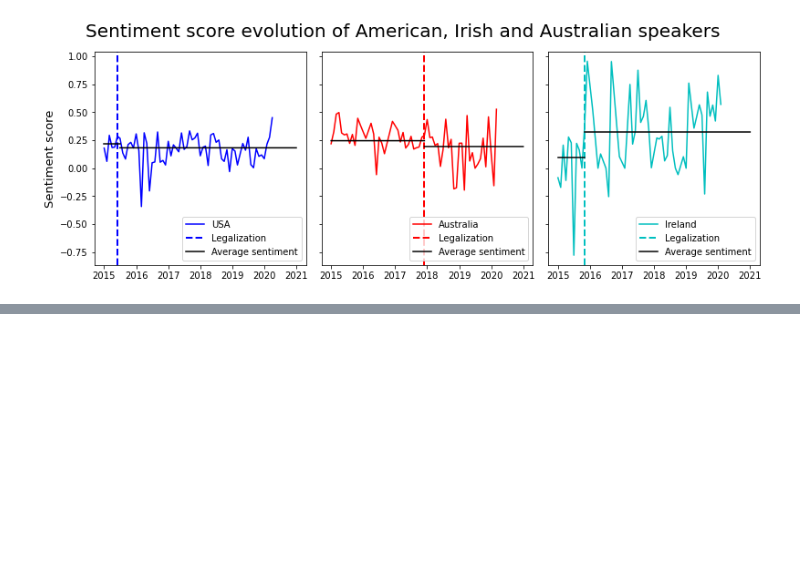
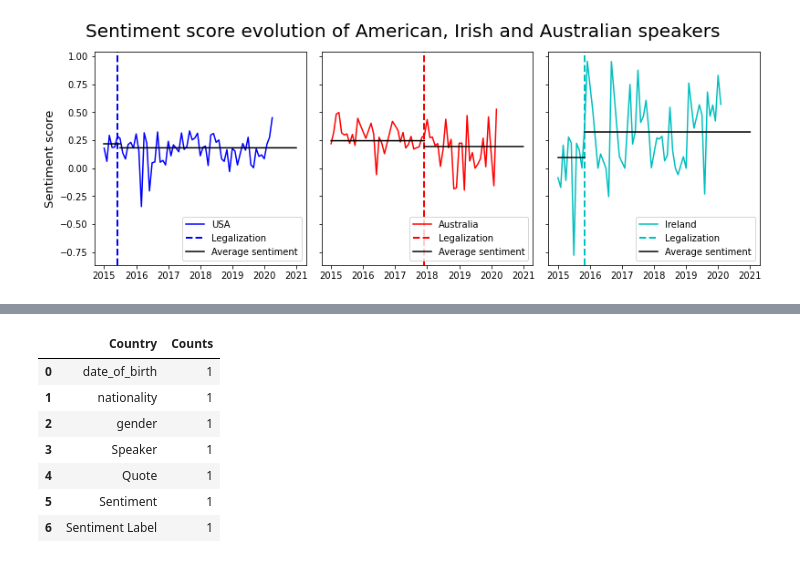
Before and after one commit to epfl-ada/ada-2021-project-fadalbazooka, a Jupyter notebook: research_question_1.ipynb, the cells around one changed output, grey strips where cells are left out. Saved outputs shown, nothing was run; the diff lists cells and outputs as text; code cells hidden in the pictures; blank space fills up the shorter version.

```diff
--- a/research_question_1.ipynb
+++ b/research_question_1.ipynb
@@ -531,0 +607,16 @@ plt.savefig('Q1_merged_plot_all.png',
+# %%
+quotes_USA_for_hist = np.hstack(quotes_USA)
+quotes_USA_dict = dict(Counter(quotes_USA_for_hist))
+quotes_USA_dict = {'Country': list(quotes_USA_dict.keys()), 'Counts': list(quotes_USA_dict.values())}
+quotes_USA_df = pd.DataFrame.from_dict(quotes_USA_dict)
+quotes_USA_df = quotes_USA_df.sort_values(by='Counts', ascending=False)
+quotes_USA_df.head(10)
+# %% [output]
+|  | Country | Counts |
+| 0 | date_of_birth | 1 |
+| 1 | nationality | 1 |
+| 2 | gender | 1 |
+| 3 | Speaker | 1 |
+| 4 | Quote | 1 |
+| 5 | Sentiment | 1 |
+| 6 | Sentiment Label | 1 |
```
Also changed, not shown: parts of 3 cells of this notebook, 1 other file.
